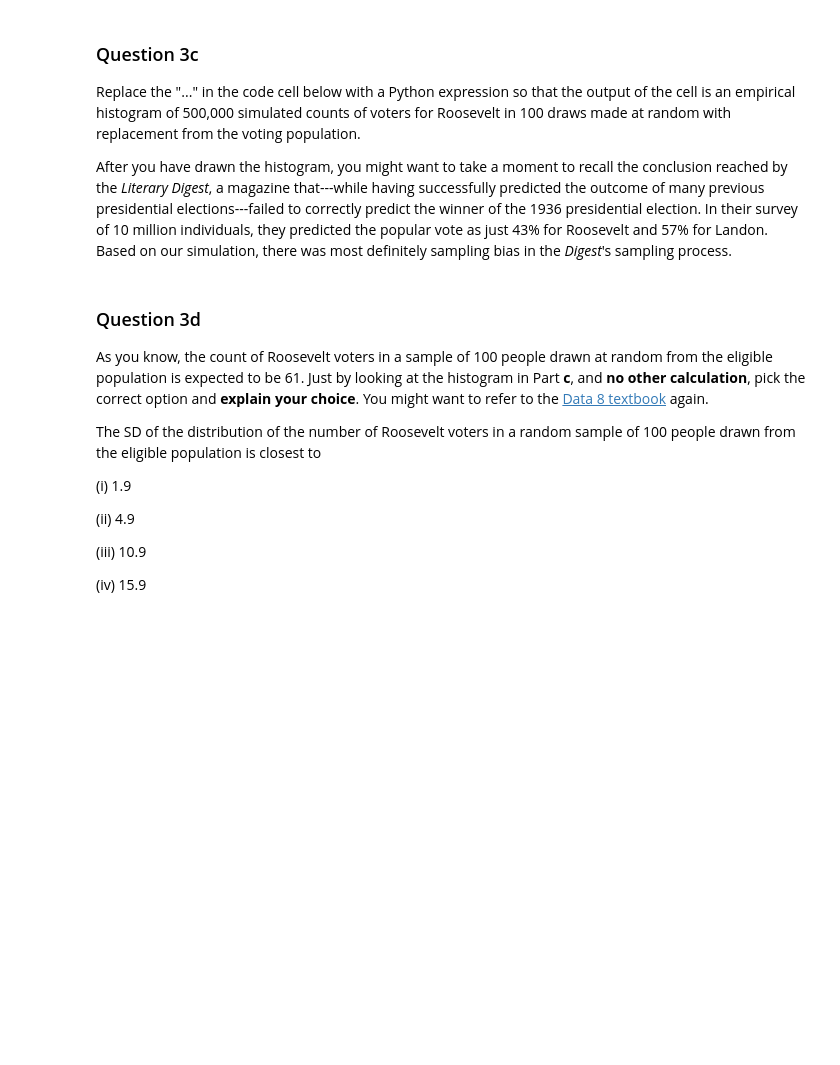
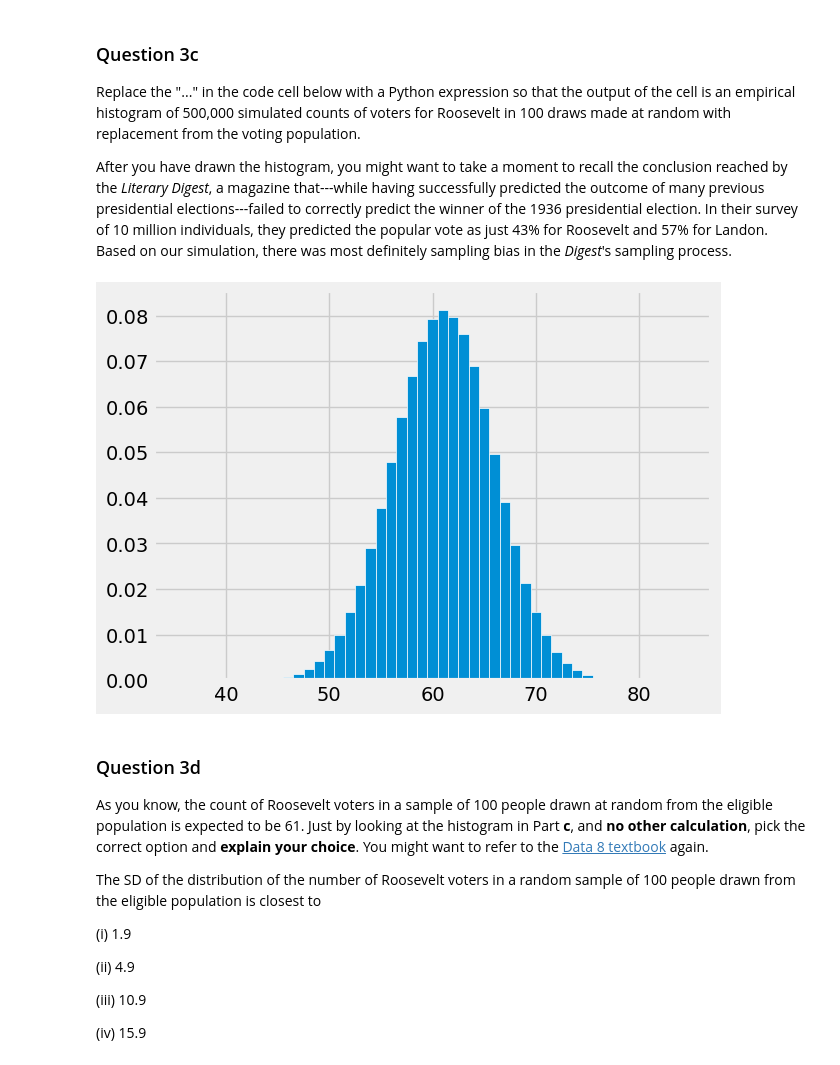
Before and after one commit to AliceRayLu/data-100-sp22, a Jupyter notebook: hw/hw01/hw01.ipynb, the cells around one changed output. Cells and saved outputs as stored; diff of their text form; code cells hidden in the pictures; blank space fills up the shorter version.

```diff
--- a/hw/hw01/hw01.ipynb
+++ b/hw/hw01/hw01.ipynb
@@ -477,3 +476,8 @@ integer_distribution(simulated_counts)
+# %%
+simulated_counts = np.random.multinomial(100,[0.61,0.37,0.02],500000)[:,0]
+integer_distribution(simulated_counts)
+# %% [output]
+[figure, added]
 # %% [markdown]
 <!-- END QUESTION -->
 
```
Also changed, not shown: parts of 8 cells of this notebook, 2 other files.
